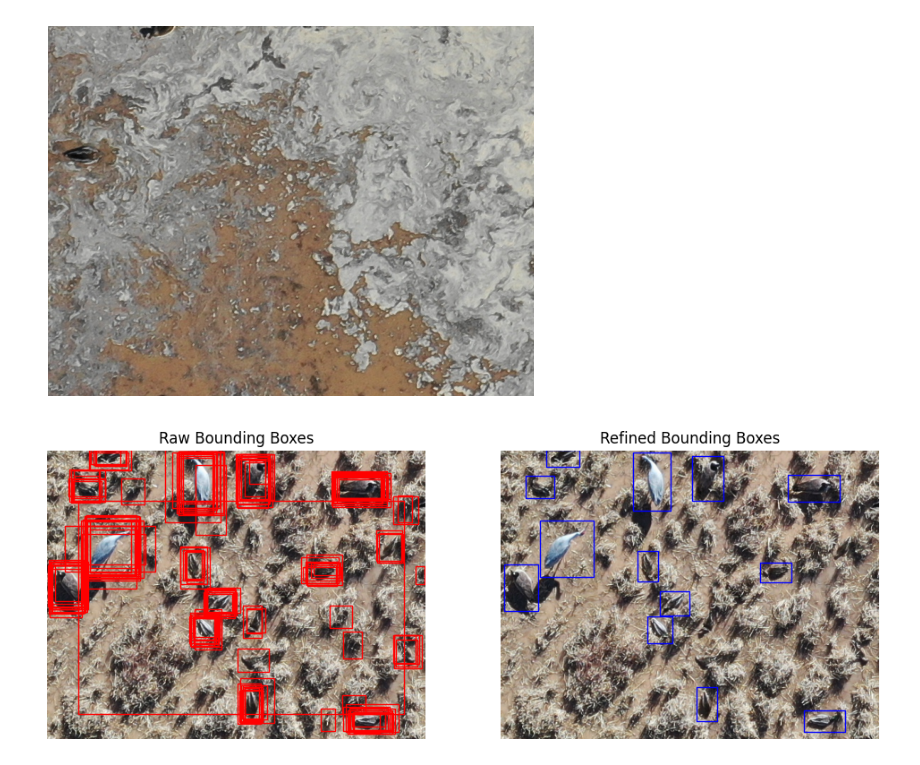
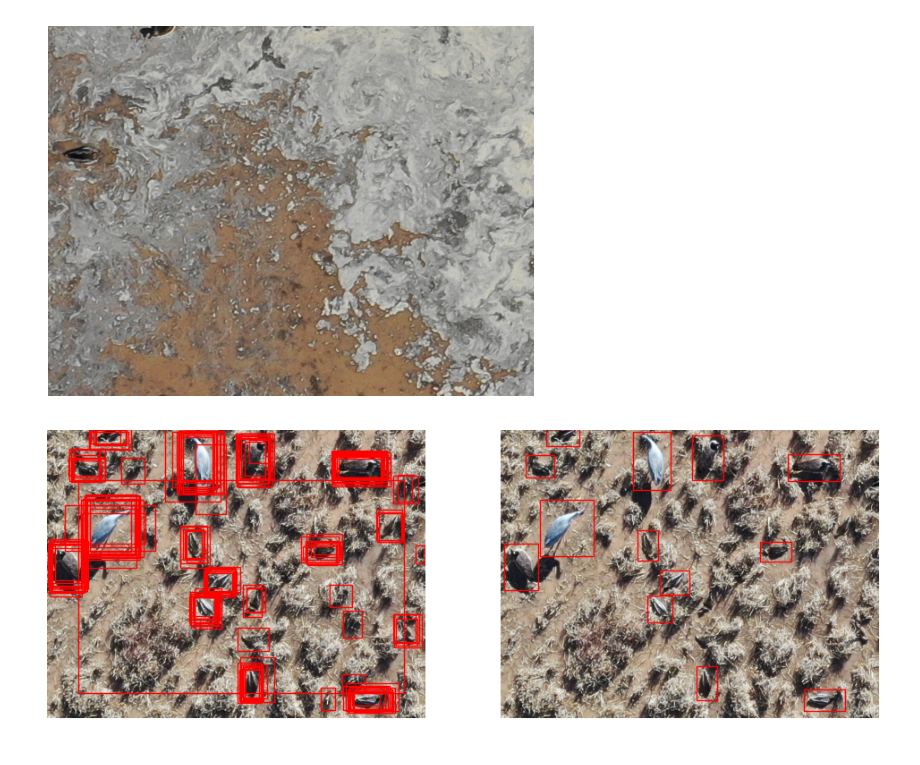
Before and after one commit to ASPIRE-collab/drones4ducks-optimizing, a Jupyter notebook: utils/Bbox_visualizations.ipynb, the cells around one changed output. Saved outputs shown, nothing was run; the diff lists cells and outputs as text; code cells hidden in the pictures.

```diff
--- a/utils/Bbox_visualizations.ipynb
+++ b/utils/Bbox_visualizations.ipynb
@@ -6,10 +6,10 @@ import random
 from PIL import Image, ImageDraw
 
 # Path to the directory containing the images
-images_directory = 'C:\\Users\\rowanconverse\\Desktop\\data\\tiles\\'
+images_directory = 'C:/Users/rowanconverse/Desktop/eBee/labels/4_tiles/img'
 
 # Path to the directory containing the labels
-labels_directory = 'C:\\Users\\rowanconverse\\Desktop\\data\\labelTile\\'
+labels_directory = 'c:/Users/rowanconverse/Desktop/eBee/labels/4_tiles/test'
 
 # Choose a random image
 image_files = os.listdir(images_directory)
@@ -131,34 +131,34 @@ def visualize_bounding_boxes(image_path, json_file, csv_file):
     # Plot the image with bounding boxes
     fig, axes = plt.subplots(1, 2, figsize=(12, 6))
 
     # Plot the bounding boxes from the JSON file
     ax = axes[0]
     ax.imshow(image)
-    ax.set_title('Raw Bounding Boxes')
+    #ax.set_title('Raw Bounding Boxes')
     ax.axis('off')
     for ann in annotations1:
         bbox = ann['bbox']
         rectangle = Rectangle((bbox[0], bbox[1]), bbox[2], bbox[3], linewidth=1, edgecolor='r', facecolor='none')
         ax.add_patch(rectangle)
 
     # Plot the bounding boxes from the CSV file
     ax = axes[1]
     ax.imshow(image)
-    ax.set_title('Refined Bounding Boxes')
+    #ax.set_title('Consensus Bounding Boxes')
     ax.axis('off')
     for _, row in annotations2.iterrows():
         bbox = ast.literal_eval(row['bbox'])  # Parse bbox values from string to list
-        rectangle = Rectangle((bbox[0], bbox[1]), bbox[2], bbox[3], linewidth=1, edgecolor='b', facecolor='none')
+        rectangle = Rectangle((bbox[0], bbox[1]), bbox[2], bbox[3], linewidth=1, edgecolor='r', facecolor='none')
         ax.add_patch(rectangle)
 
     # Show the plot
     plt.show()
 
 # Example usage
 image_path = 'C:/Users/rowanconverse/Desktop/data/tiles/BDA_12C_20181127_2_04_04.png'
 json_file = 'C:/Users/rowanconverse/OneDrive - University of New Mexico/CV4Ecology/Prototyping/Data/Labels/coco/outdated/20221212_zooniverse_coco.json'
 csv_file = 'C:/Users/rowanconverse/Desktop/data/crowd_tiles.csv'
 
 visualize_bounding_boxes(image_path, json_file, csv_file)
 # %% [output]
-[figure, old version]
+[figure, new version]
```
Also changed, not shown: 2 other files.
